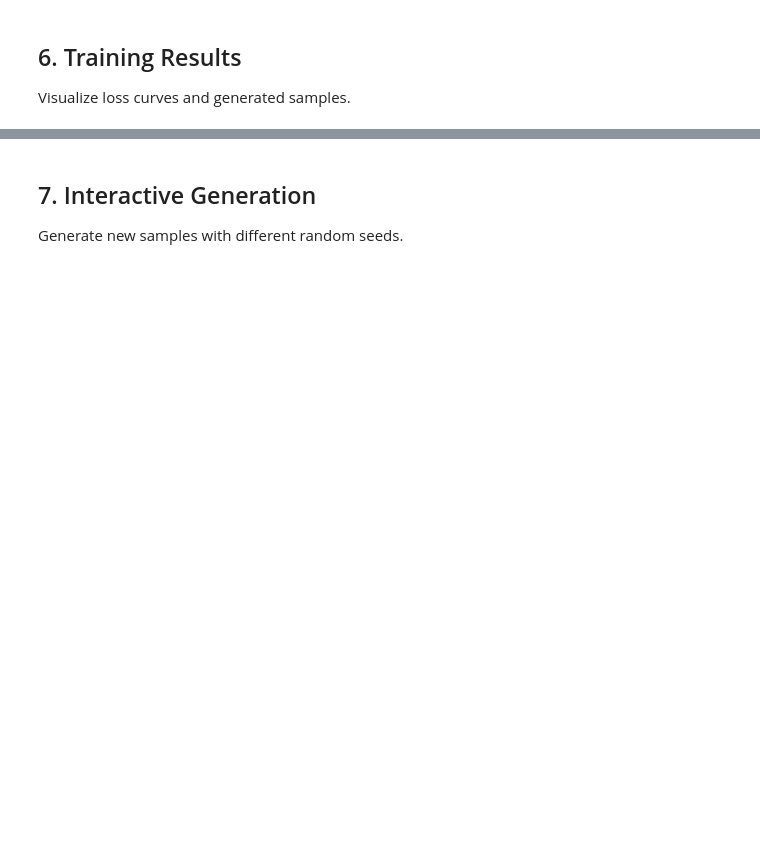
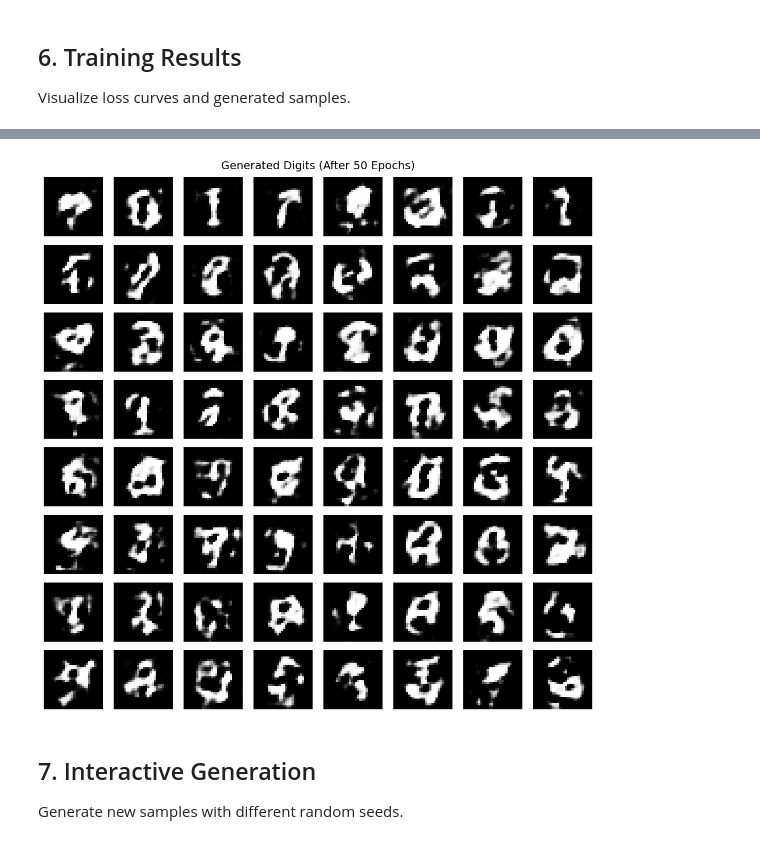
Before and after one commit to markgewhite/mnist, a Jupyter notebook: notebooks/training_demo.ipynb, the cells around one changed output, grey strips where cells are left out. Drawn from its saved outputs; the diff is of its cells as text; code cells hidden in the pictures; blank space fills up the shorter version.

```diff
--- a/notebooks/training_demo.ipynb
+++ b/notebooks/training_demo.ipynb
@@ -142,12 +211,14 @@ plt.show()
 # %%
 # Generate final samples
-final_samples = trainer.generate_samples(num_samples=25, seed=42)
+final_samples = trainer.generate_samples(num_samples=64)
 
 fig = display_image_grid(
     final_samples,
     title=f"Generated Digits (After {trainer.epochs} Epochs)"
 )
 plt.show()
+# %% [output]
+[figure, added]
 # %% [markdown]
 ## 7. Interactive Generation
 
```
Also changed, not shown: parts of 9 cells of this notebook, 2 other files.
